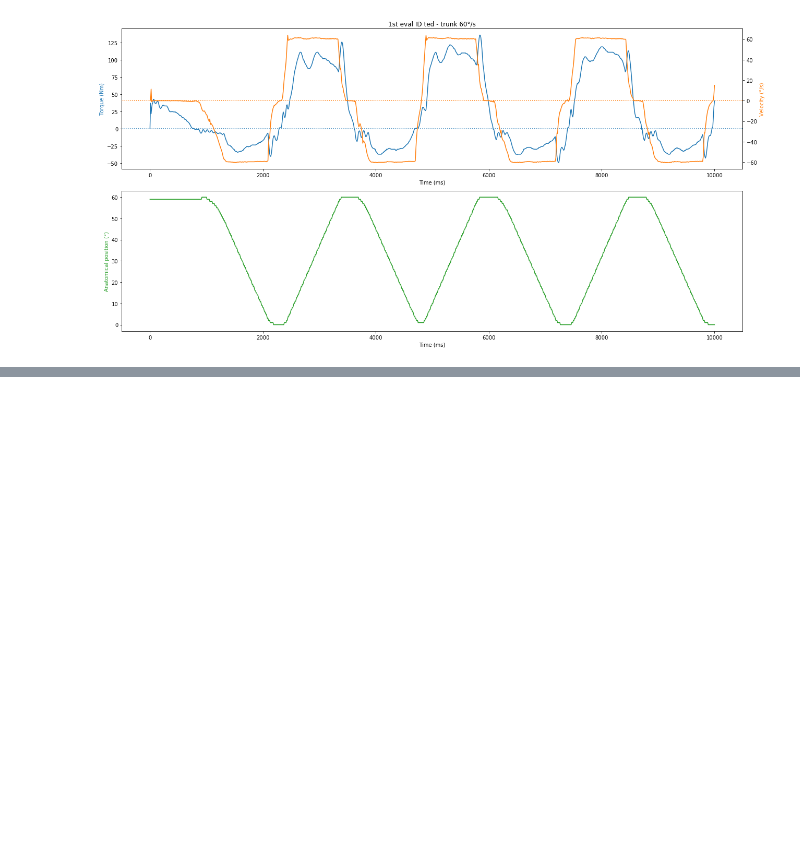
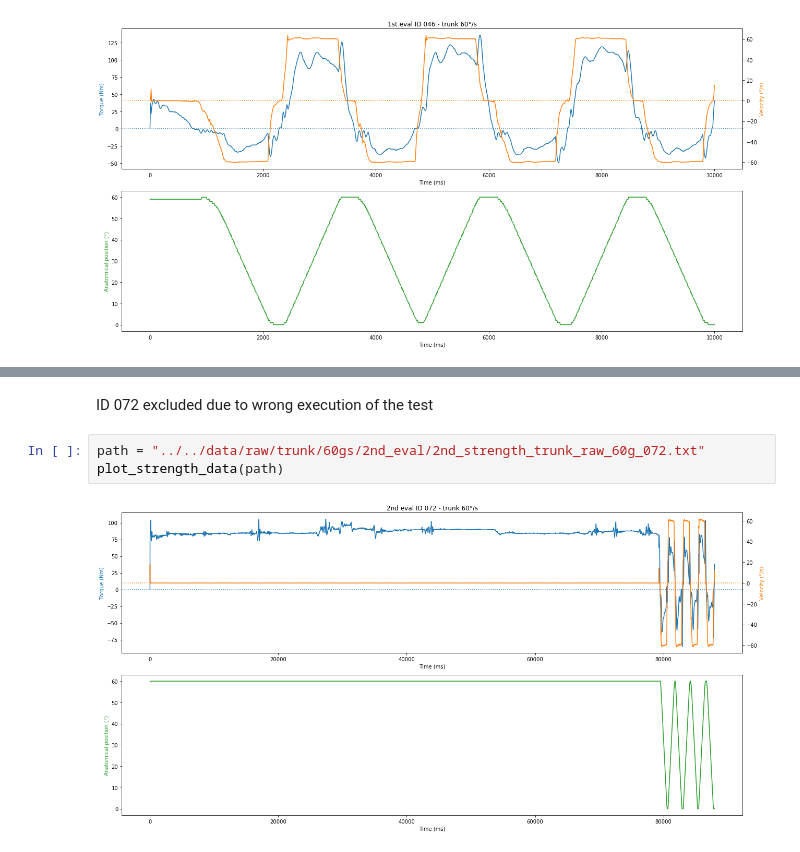
Before and after one commit to verasls/BaSEIB_isokinetic_strength, a Jupyter notebook: code/Python/analysis_report.ipynb, the cells around one changed output, grey strips where cells are left out. Cells and saved outputs as stored; diff of their text form; blank space fills up the shorter version.

```diff
--- a/code/Python/analysis_report.ipynb
+++ b/code/Python/analysis_report.ipynb
@@ -44,0 +63,7 @@ plot_strength_data(path)
+# %% [markdown]
+ID 072 excluded due to wrong execution of the test
+# %%
+path = "../../data/raw/trunk/60gs/2nd_eval/2nd_strength_trunk_raw_60g_072.txt"
+plot_strength_data(path)
+# %% [output]
+[figure, added]
```
Also changed, not shown: parts of 23 cells of this notebook.
